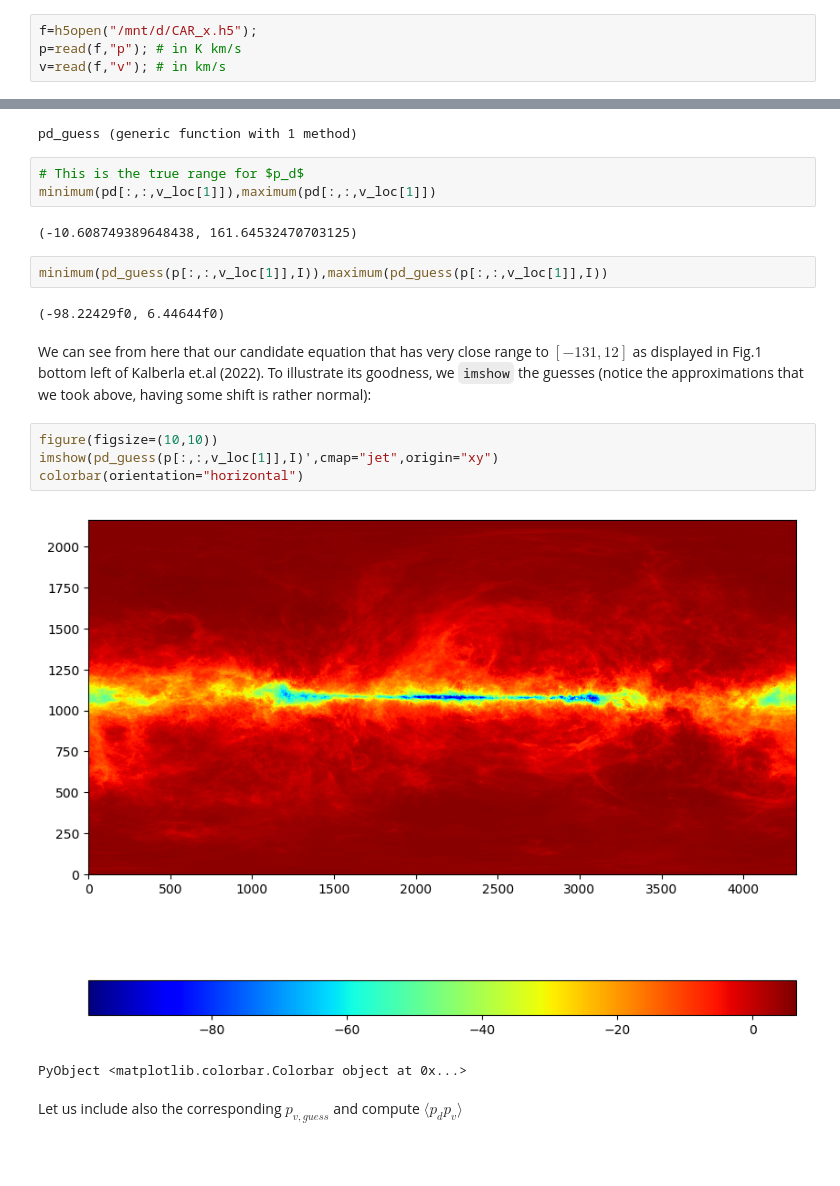
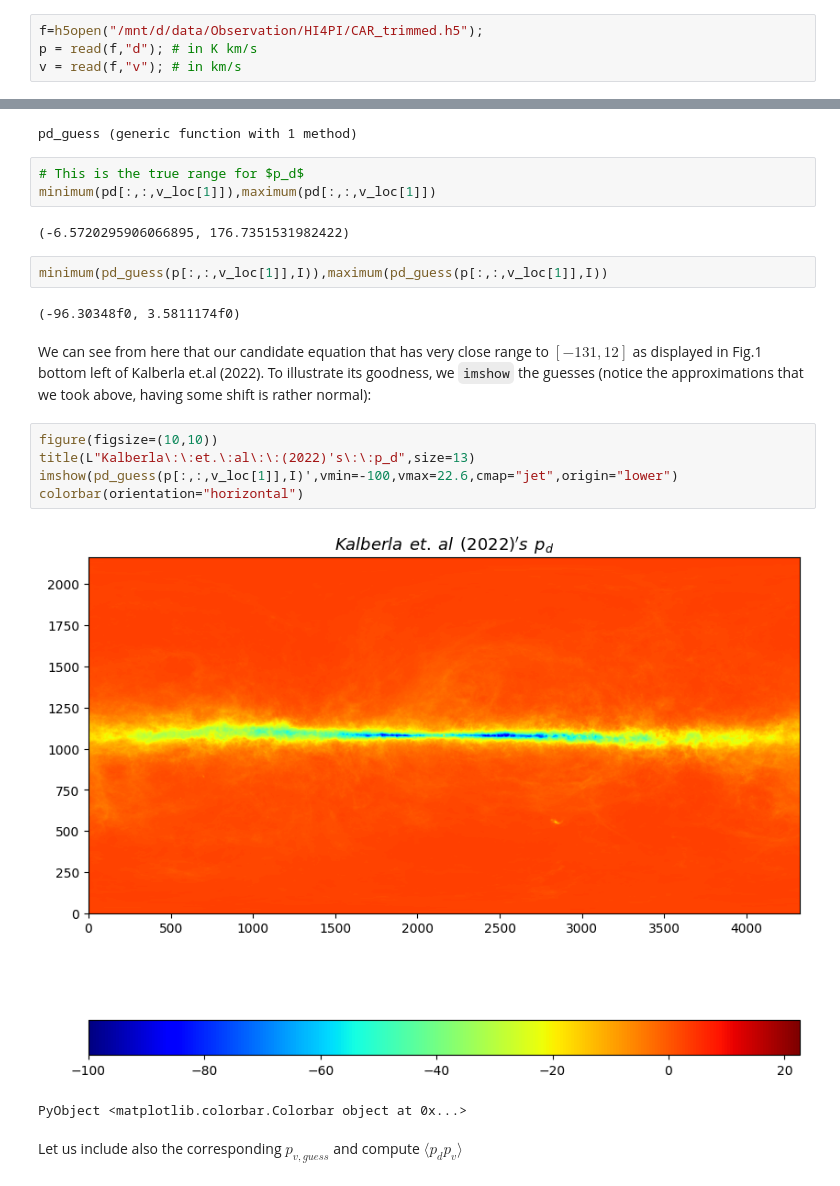
Before and after one commit to kyuen2/kalberla_2022, a Jupyter notebook: Kalberla_2022_workout.ipynb, the cells around one changed output, grey strips where cells are left out. Saved outputs shown, nothing was run; the diff lists cells and outputs as text; blank space fills up the shorter version.

```diff
--- a/Kalberla_2022_workout.ipynb
+++ b/Kalberla_2022_workout.ipynb
@@ -56,9 +56,9 @@ using Statistics, FITSIO, HDF5 # these are public package
 using PyPlot                   # You need to plot figures, right?
 using LazDDA                   # the VDA method, codename "DDA"
 # %%
-f=h5open("/mnt/d/CAR_x.h5");
-p=read(f,"p"); # in K km/s
-v=read(f,"v"); # in km/s
+f=h5open("/mnt/d/data/Observation/HI4PI/CAR_trimmed.h5");
+p = read(f,"d"); # in K km/s
+v = read(f,"v"); # in km/s
 # %%
 v_loc=findall((v.>0.5) .& (v.<1.5))
 # %% [output]
@@ -162,19 +169,20 @@ pd_guess (generic function with 1 method)
 # This is the true range for $p_d$
 minimum(pd[:,:,v_loc[1]]),maximum(pd[:,:,v_loc[1]])
 # %% [output]
-(-10.608749389648438, 161.64532470703125)
+(-6.5720295906066895, 176.7351531982422)
 # %%
 minimum(pd_guess(p[:,:,v_loc[1]],I)),maximum(pd_guess(p[:,:,v_loc[1]],I))
 # %% [output]
-(-98.22429f0, 6.44644f0)
+(-96.30348f0, 3.5811174f0)
 # %% [markdown]
 We can see from here that our candidate equation that has very close range to $[-131,12]$ as displayed in Fig.1 bottom left of Kalberla et.al (2022). To illustrate its goodness, we `imshow` the guesses (notice the approximations that we took above, having some shift is rather normal):
 # %%
 figure(figsize=(10,10))
-imshow(pd_guess(p[:,:,v_loc[1]],I)',cmap="jet",origin="xy")
+title(L"Kalberla\:\:et.\:al\:\:(2022)'s\:\:p_d",size=13)
+imshow(pd_guess(p[:,:,v_loc[1]],I)',vmin=-100,vmax=22.6,cmap="jet",origin="lower")
 colorbar(orientation="horizontal")
 # %% [output]
-[figure, old version]
+[figure, new version]
 PyObject <matplotlib.colorbar.Colorbar object at 0x...>
 # %% [markdown]
 Let us include also the corresponding $p_{v,guess}$ and compute $\langle p_d p_v \rangle$
```
Also changed, not shown: parts of 13 cells of this notebook.
